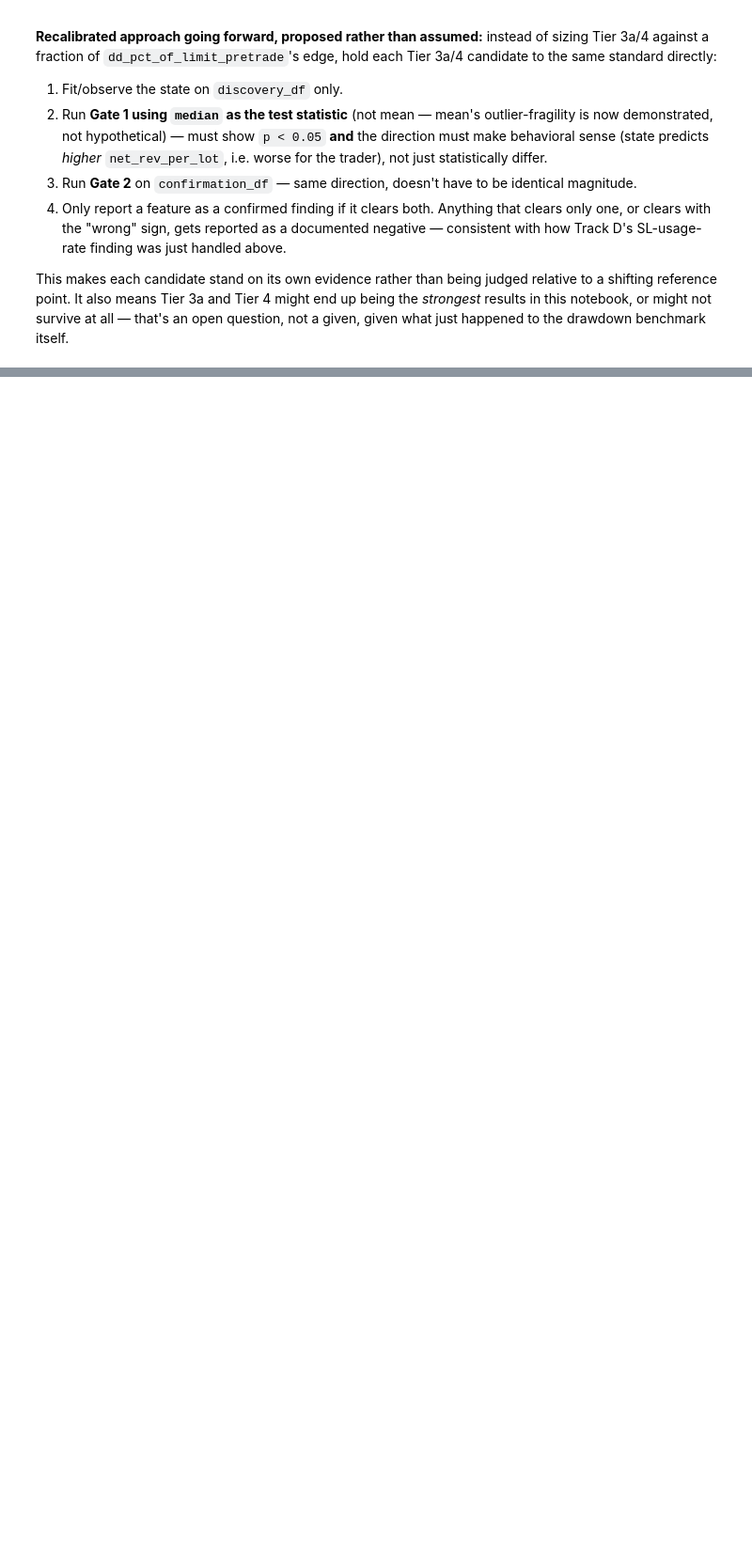
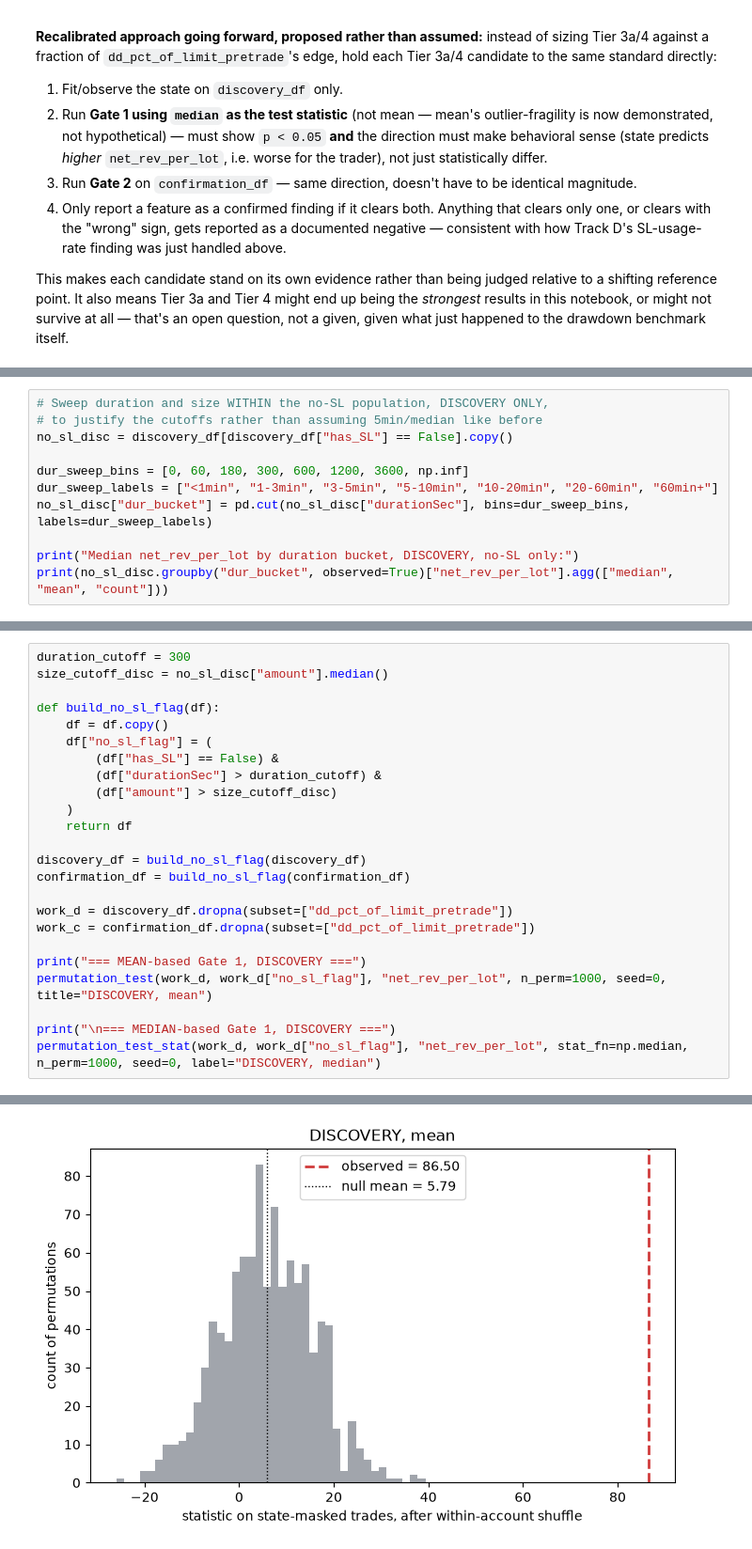
Before and after one commit to aanya006/C22-veNTUre-project, a Jupyter notebook: notebooks/Stage2_FE.ipynb, the cells around one changed output, grey strips where cells are left out. Shown at 94% size. Drawn from its saved outputs; the diff is of its cells as text; blank space fills up the shorter version.

```diff
--- a/notebooks/Stage2_FE.ipynb
+++ b/notebooks/Stage2_FE.ipynb
@@ -983,0 +973,11 @@ One row per feature analysed above, pulled from the existing results (no re-runn
+# %%
+# Sweep duration and size WITHIN the no-SL population, DISCOVERY ONLY,
+# to justify the cutoffs rather than assuming 5min/median like before
+no_sl_disc = discovery_df[discovery_df["has_SL"] == False].copy()
+
+dur_sweep_bins = [0, 60, 180, 300, 600, 1200, 3600, np.inf]
+dur_sweep_labels = ["<1min", "1-3min", "3-5min", "5-10min", "10-20min", "20-60min", "60min+"]
+no_sl_disc["dur_bucket"] = pd.cut(no_sl_disc["durationSec"], bins=dur_sweep_bins, labels=dur_sweep_labels)
+
+print("Median net_rev_per_lot by duration bucket, DISCOVERY, no-SL only:")
+print(no_sl_disc.groupby("dur_bucket", observed=True)["net_rev_per_lot"].agg(["median", "mean", "count"]))
@@ -983,0 +1067,25 @@ One row per feature analysed above, pulled from the existing results (no re-runn
+# %%
+duration_cutoff = 300
+size_cutoff_disc = no_sl_disc["amount"].median()
+
+def build_no_sl_flag(df):
+    df = df.copy()
+    df["no_sl_flag"] = (
+        (df["has_SL"] == False) &
+        (df["durationSec"] > duration_cutoff) &
+        (df["amount"] > size_cutoff_disc)
+    )
+    return df
+
+discovery_df = build_no_sl_flag(discovery_df)
+confirmation_df = build_no_sl_flag(confirmation_df)
+
+work_d = discovery_df.dropna(subset=["dd_pct_of_limit_pretrade"])
+work_c = confirmation_df.dropna(subset=["dd_pct_of_limit_pretrade"])
+
+print("=== MEAN-based Gate 1, DISCOVERY ===")
+permutation_test(work_d, work_d["no_sl_flag"], "net_rev_per_lot", n_perm=1000, seed=0, title="DISCOVERY, mean")
+
+print("\n=== MEDIAN-based Gate 1, DISCOVERY ===")
+permutation_test_stat(work_d, work_d["no_sl_flag"], "net_rev_per_lot", stat_fn=np.median, n_perm=1000, seed=0, label="DISCOVERY, median")
+# %% [output]
@@ -983,0 +1094 @@ One row per feature analysed above, pulled from the existing results (no re-runn
+[figure, added]
```
Also changed, not shown: parts of 18 cells of this notebook.
